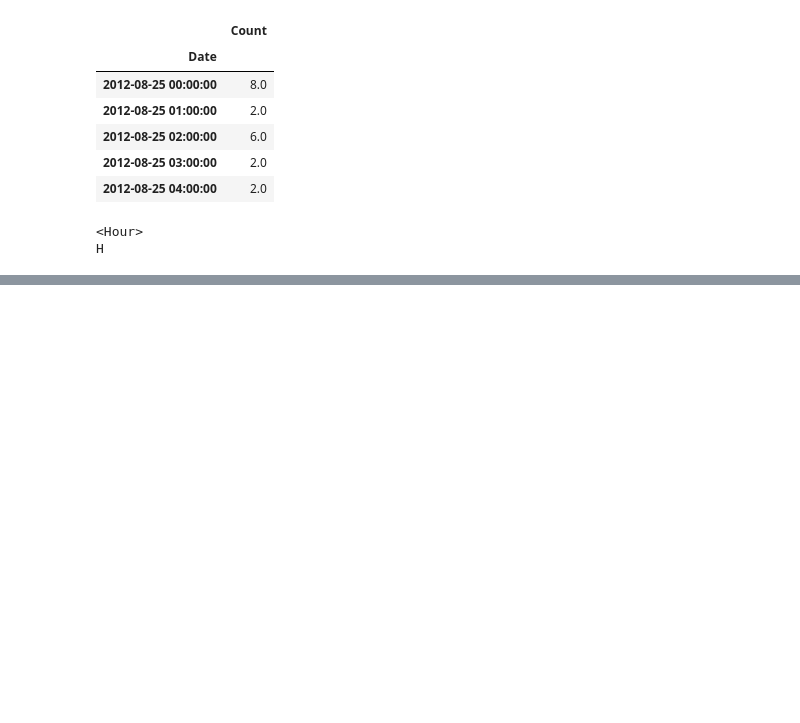
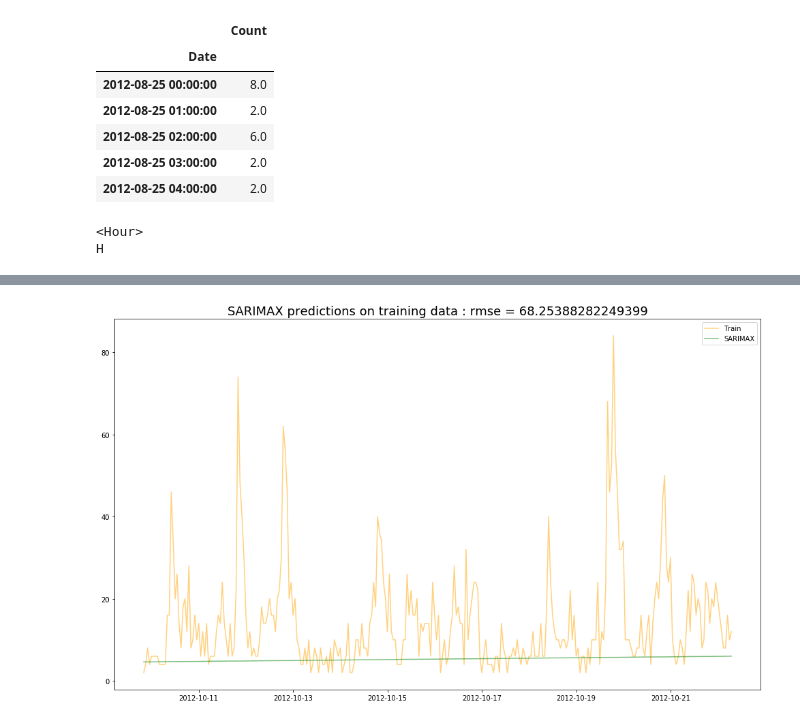
Before and after one commit to Deathn0t/ts-benchmark, a Jupyter notebook: ts/ts_arima.ipynb, the cells around one changed output, grey strips where cells are left out. Cells and saved outputs as stored; diff of their text form; code cells hidden in the pictures; blank space fills up the shorter version.

```diff
--- a/ts/ts_arima.ipynb
+++ b/ts/ts_arima.ipynb
@@ -381,3 +379,5 @@ count = 0
+# %%
+test_ratio = 0.33
 # %%
 if __name__ == '__main__':
     # define dataset
@@ -400,0 +426,33 @@ ValueError: Non-stationary starting autoregressive parameters found with `enforc
+# %%
+train, test = train_test_split(data, test_ratio)
+# %%
+config = ((1,0,0),(2,0,2,24),'c')
+
+# Get the configuration with which to learn
+order, sorder, trend = config
+
+# Define the model
+model = SARIMAX(train, order=order, seasonal_order=sorder, trend=trend, enforce_stationarity=False, enforce_invertibility=False)
+
+# Train the model
+model_fit = model.fit(disp=False)
+
+# Make the predictions
+train_prediction = model_fit.predict(start=train.index.min(), end=train.index.max(), dynamic=True)
+test_prediction = model_fit.predict(start=test.index.min(), end=test.index.max(), dynamic=True)
+# %%
+# Errors
+train_error = measure_rmse(train, train_prediction)
+test_error = measure_rmse(test, test_prediction)
+# %%
+# Plotting test only
+fig,ax = plt.subplots(figsize=(17,10))
+ax.plot(train[1100:1400], label='Train', c='orange', alpha=0.5)
+ax.plot(train_prediction[1100:1400], label='SARIMAX', c='green', alpha=0.5)
+plt.legend(loc='best')
+title = "SARIMAX predictions on training data : rmse = %s" %(train_error)
+ax.set_title(title, fontsize=18)
+plt.show()
+fig.savefig('sarimax_train.png', bbox_inches='tight')
+# %% [output]
+[figure, added]
```
Also changed, not shown: parts of 15 cells of this notebook.
